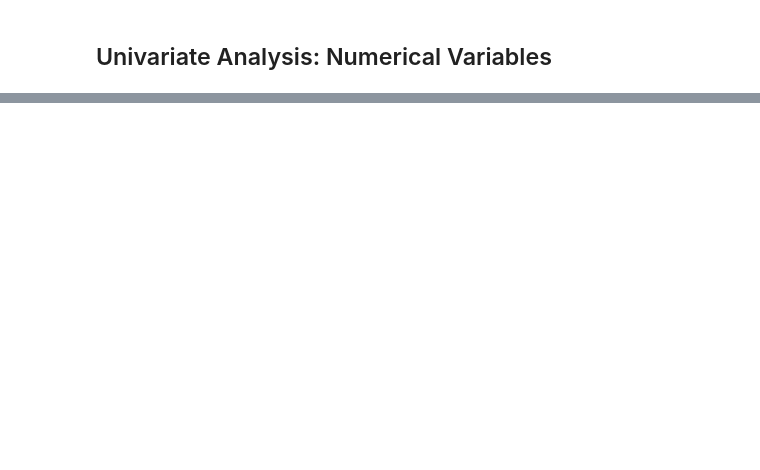
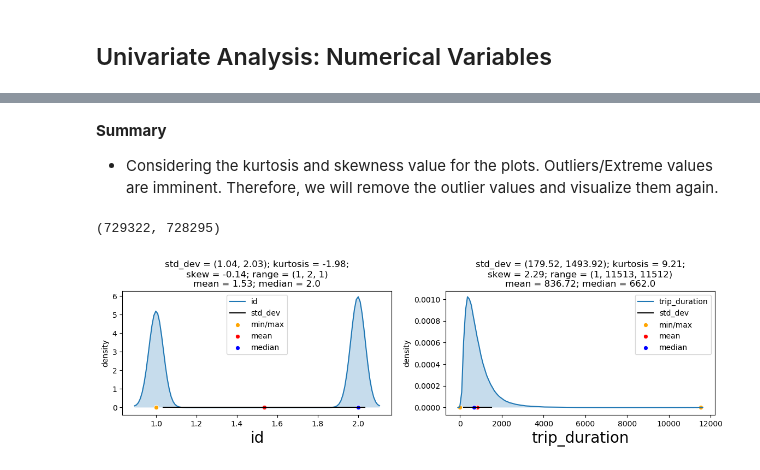
Before and after one commit to oluwafemiomitusa/NYC-Taxi-Trip-Duration, a Jupyter notebook: EDA.ipynb, the cells around one changed output, grey strips where cells are left out. Drawn from its saved outputs; the diff is of its cells as text; code cells hidden in the pictures; blank space fills up the shorter version.

Commit message:
Performed univariate analysis, missing value detection anoutlier detection.

```diff
--- a/EDA.ipynb
+++ b/EDA.ipynb
@@ -273,0 +377,23 @@ dropoff_time = ['hod_dropoff','mod_dropoff','sod_dropoff']
+# %% [markdown]
+**Summary**
+*    Considering the kurtosis and skewness value  for the plots. Outliers/Extreme values are imminent.
+Therefore, we will remove the outlier values and visualize them again.
+# %%
+# standard deviation factor
+factor = 3
+
+# copying taxi details
+cm_data = data[taxi_details]
+
+# filtering using standard deviation (not considering observations > 3*standard deviation)
+cm_data = cm_data[cm_data['trip_duration'] < factor*cm_data['trip_duration'].std()]
+
+
+# checking how many points removed
+len(data), len(cm_data)
+# %% [output]
+(729322, 728295)
+# %%
+UVA_numeric(cm_data,taxi_details)
+# %% [output]
+[figure, added]
```
Also changed, not shown: parts of 52 cells of this notebook.
